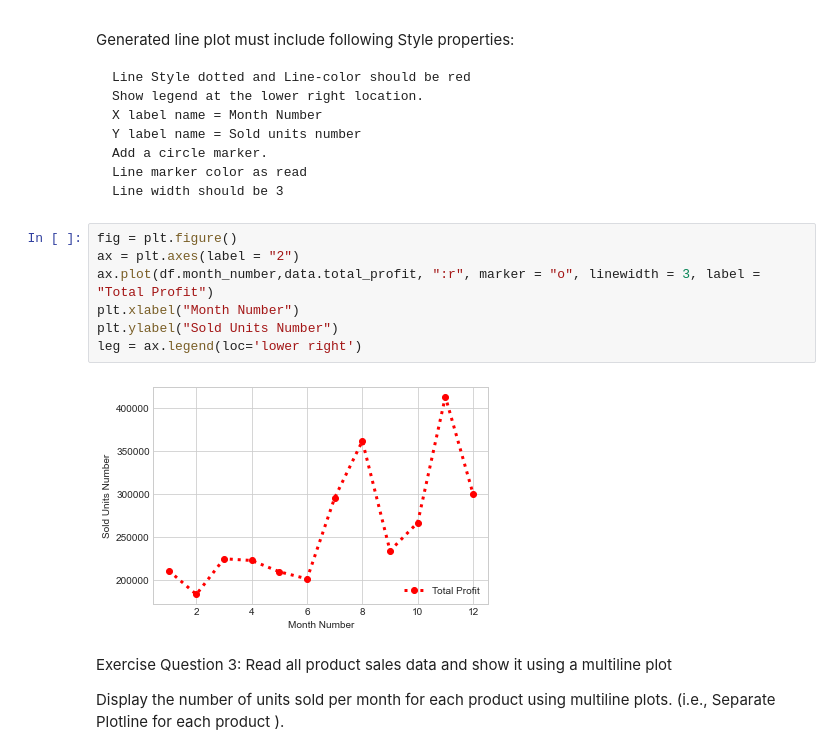
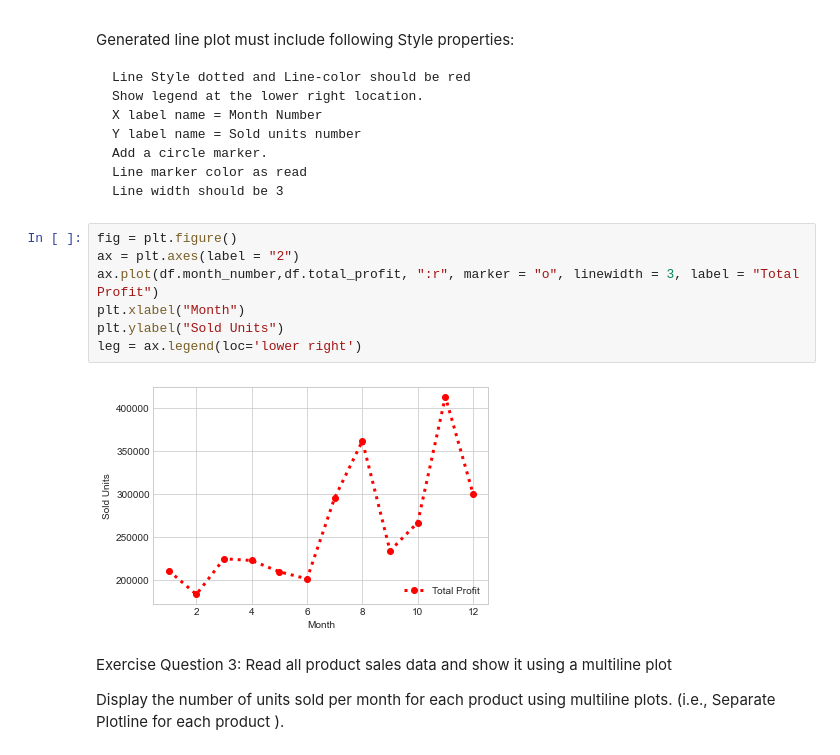
Before and after one commit to george-p-tryfiates/TTS_Data_Science, a Jupyter notebook: module11/HW.ipynb, the cells around one changed output. Saved outputs shown, nothing was run; the diff lists cells and outputs as text.

```diff
--- a/module11/HW.ipynb
+++ b/module11/HW.ipynb
@@ -39,12 +39,12 @@ Generated line plot must include following Style properties:
 # %%
 fig = plt.figure()
 ax = plt.axes(label = "2")
-ax.plot(df.month_number,data.total_profit, ":r", marker = "o", linewidth = 3, label = "Total Profit")
-plt.xlabel("Month Number")
-plt.ylabel("Sold Units Number")
+ax.plot(df.month_number,df.total_profit, ":r", marker = "o", linewidth = 3, label = "Total Profit")
+plt.xlabel("Month")
+plt.ylabel("Sold Units")
 leg = ax.legend(loc='lower right')
 # %% [output]
-[figure, old version]
+[figure, new version]
 # %% [markdown]
 Exercise Question 3: Read all product sales data and show it using a multiline plot
 
```
Also changed, not shown: parts of 4 cells of this notebook, 8 other files.
